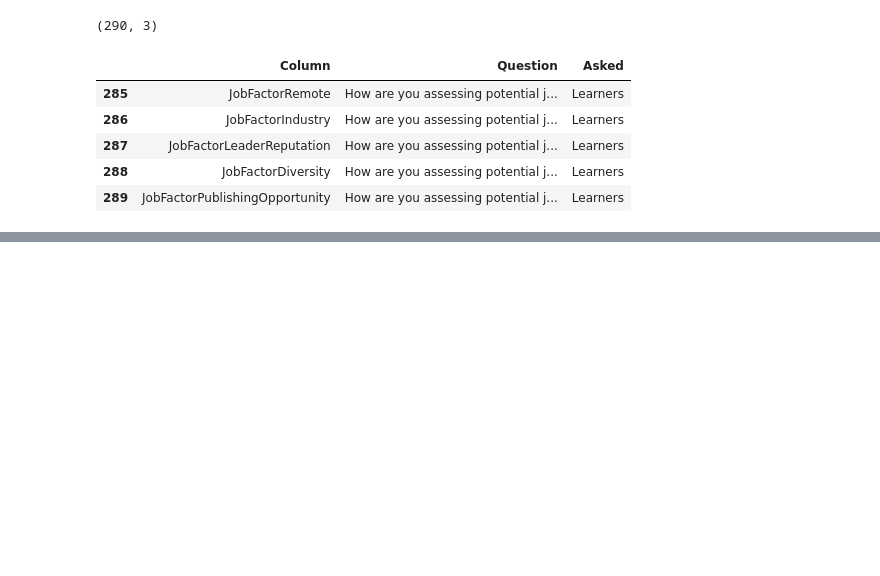
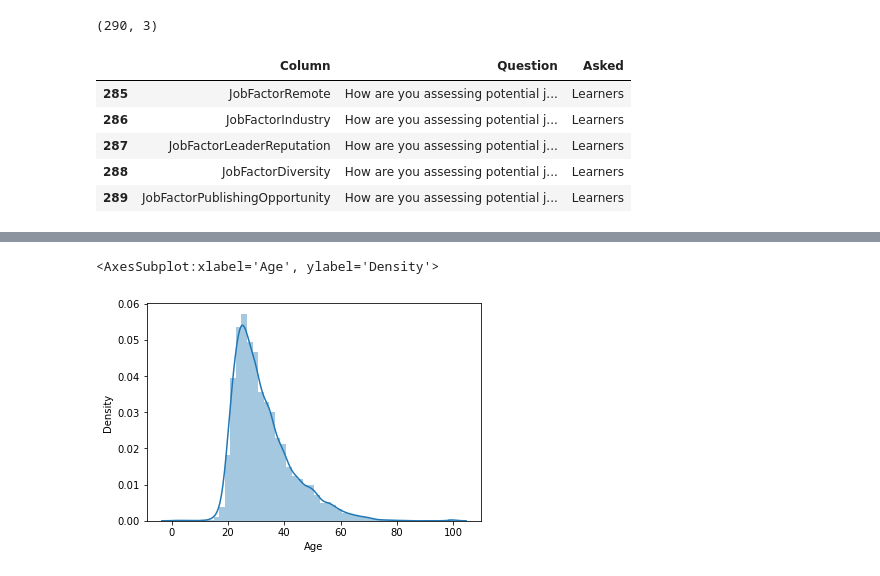
Before and after one commit to nineil91/nineil-blog, a Jupyter notebook: 3. Classical Machine Learning/[boostcourse]캐글실습으로배우는데이터사이언스/ch2.ipynb, the cells around one changed output, grey strips where cells are left out. Saved outputs shown, nothing was run; the diff lists cells and outputs as text; code cells hidden in the pictures; blank space fills up the shorter version.

```diff
--- a/3. Classical Machine Learning/[boostcourse]캐글실습으로배우는데이터사이언스/ch2.ipynb
+++ b/3. Classical Machine Learning/[boostcourse]캐글실습으로배우는데이터사이언스/ch2.ipynb
@@ -34,0 +147,5 @@ UnicodeDecodeError: 'cp949' codec can't decode byte 0xe5 in position 150488: ill
+# %%
+sns.distplot(mcq[mcq['Age']>0]['Age'])
+# %% [output]
+<AxesSubplot:xlabel='Age', ylabel='Density'>
+[figure, added]
```
Also changed, not shown: parts of 10 cells of this notebook.
